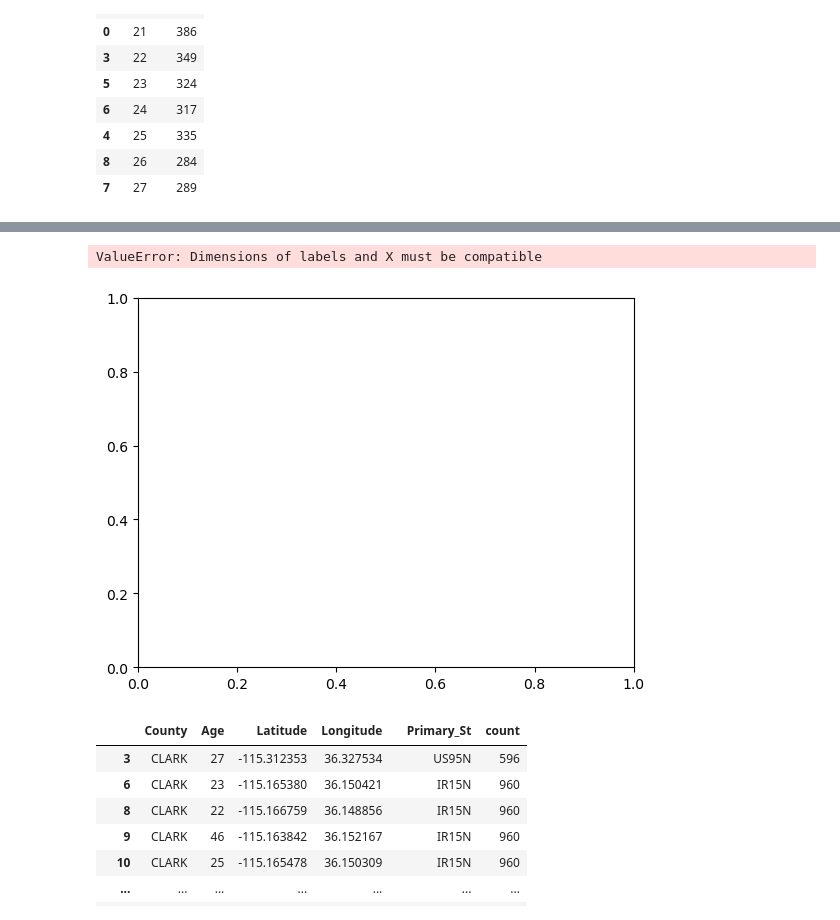
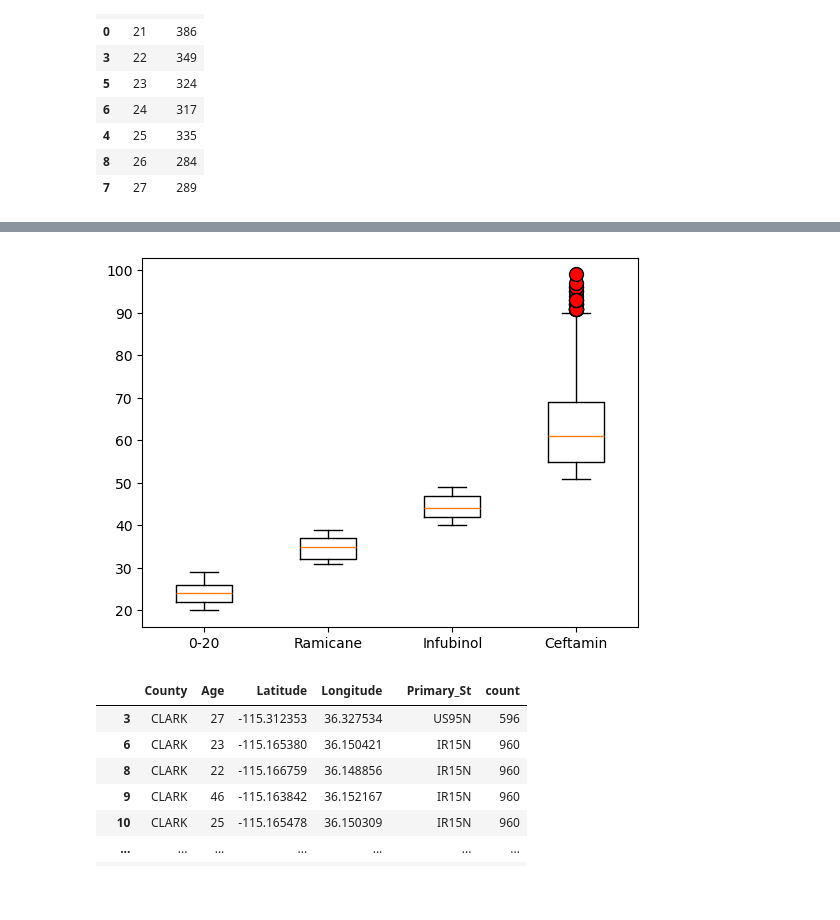
Before and after one commit to jenleemcnew/SMU-Data-Science--Clark-County-NV-Vehicle-Accident-Analysis---Project-1-Team-3, a Jupyter notebook: Kevin_ver1.ipynb, the cells around one changed output, grey strips where cells are left out. Cells and saved outputs as stored; diff of their text form; code cells hidden in the pictures; blank space fills up the shorter version.

Commit message:
All code and graphs have been completed

```diff
--- a/Kevin_ver1.ipynb
+++ b/Kevin_ver1.ipynb
@@ -357,19 +355,22 @@ age_count
 # %%
-Twenty = clean_traffic_data["Age"][clean_traffic_data["Age"] < 30]
-Thirty = clean_traffic_data["Age"][clean_traffic_data["Age"] < 40]
+twenty = clean_traffic_data["Age"][(clean_traffic_data["Age"] > 19) & (clean_traffic_data["Age"] < 30)]
+thirty = clean_traffic_data["Age"][(clean_traffic_data["Age"] > 30) & (clean_traffic_data["Age"] <=40)]
+forty = clean_traffic_data["Age"][(clean_traffic_data["Age"] > 39) & (clean_traffic_data["Age"] < 50)]
+fifty_plus = clean_traffic_data["Age"][clean_traffic_data["Age"] > 50 ]
 
 age_group = ["0-20", "21-30", "31-40", "41-50"]
 
-plt.boxplot([Twenty, Thirty], labels=[age_group],
+plt.boxplot([twenty, thirty, forty, fifty_plus],
+             labels = ["0-20",'Ramicane','Infubinol','Ceftamin'],
             flierprops={'marker':"o", 'markersize':10, 'markerfacecolor':'red'})
+
 plt.show()
 
 
 # condition = ["DRY", "ICE", "OTHER","WET"]
 # four_road_condtion = clean_traffic_data[clean_traffic_data["Road Conditions"].isin(condition)]
 # %% [output]
-ValueError: Dimensions of labels and X must be compatible
-[figure, old version]
+[figure, new version]
 # %%
 top_street_df = clean_accident_data_merge.loc[(clean_accident_data_merge["count"] >= 149)]
 top_street_df = pd.DataFrame(top_street_df)
```
Also changed, not shown: parts of 14 cells of this notebook, 1 other file.
